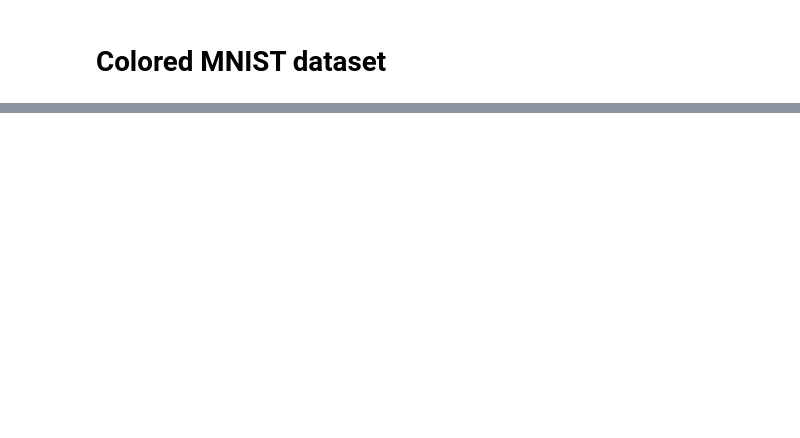
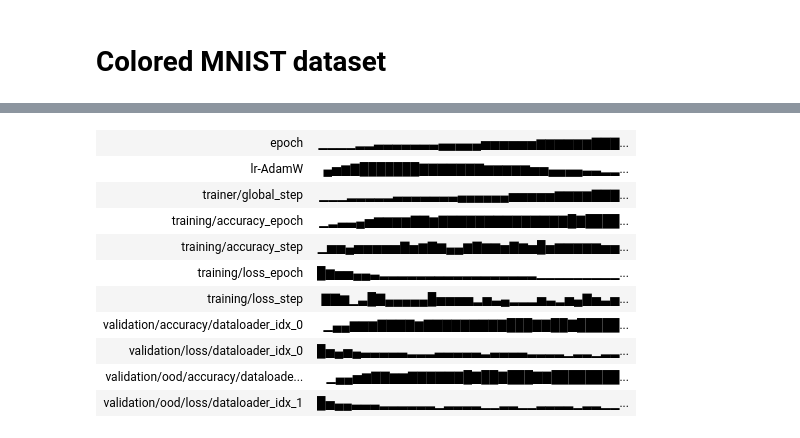
Before and after one commit to stefanradev93/oxels, a Jupyter notebook: notebooks/2025-05-20 DG ColoredMNIST.ipynb, the cells around one changed output, grey strips where cells are left out. Cells and saved outputs as stored; diff of their text form; code cells hidden in the pictures; blank space fills up the shorter version.

Commit message:
add ColoredMNIST notebook with backbone training, backbone loading, downstream model training, validation, and data handling

```diff
--- a/notebooks/2025-05-20 DG ColoredMNIST.ipynb
+++ b/notebooks/2025-05-20 DG ColoredMNIST.ipynb
@@ -91,7 +95,7 @@ class ColoredMNISTModel(BaseModel):
 
     def train_dataloader(self):
         dataset = DGPerspectiveDataset(
-            path="notebooks/datasets/MNIST",
+            path="datasets",
             dataset="ColoredMNIST",
             h=self.hparams.image_size,
             w=self.hparams.image_size,
@@ -113,7 +117,7 @@ class ColoredMNISTModel(BaseModel):
 
     def val_dataloader(self):
         dataset = DGPerspectiveDataset(
-            path="notebooks/datasets/MNIST",
+            path="datasets",
             dataset="ColoredMNIST",
             h=self.hparams.image_size,
             w=self.hparams.image_size,
@@ -135,7 +139,7 @@ class ColoredMNISTModel(BaseModel):
 
     def val_dataloader_ood(self):
         dataset = DGPerspectiveDataset(
-            path="notebooks/datasets/MNIST",
+            path="datasets",
             dataset="ColoredMNIST",
             h=self.hparams.image_size,
             w=self.hparams.image_size,
@@ -282,0 +612,11 @@ finally:
+# %%
+import os
+
+
+backbone_run_name = "amber-terrain-77"
+ckpt_dir = os.path.join("lightning_logs", str(backbone_run_name))
+with open(os.path.join(ckpt_dir, "wandb_run_id.txt"), "r") as f:
+    backbone_run_id = f.read().strip()
+backbone = ColoredMNISTModel.load_from_checkpoint(os.path.join(ckpt_dir, "best_model.ckpt"))
+print(f"Loaded model from {os.path.join(ckpt_dir, 'best_model.ckpt')} with run id {backbone_run_id} and name {backbone_run_name}")
+num_oxels = backbone.hparams.num_oxels
@@ -282,0 +852,3 @@ finally:
+# %%
+down_op = ConvPoolDown(out_size=1, in_channels=num_oxels, out_channels=num_oxels, groups=num_oxels)
+classifier = LinearClassifier(down_op, num_classes=2)
@@ -282,0 +946,53 @@ finally:
+# %%
+run = wandb.init(
+    entity="kl_divergence-rensselaer-polytechnic-institute",
+    project=project,
+    config=config,
+    dir="wandb_results",
+)
+
+logger = WandbLogger(
+    experiment=run,
+)
+
+wandb.summary["num_parameters"] = num_parameters
+wandb.summary["backbone_run_id"] = backbone_run_id
+wandb.summary["backbone_run_name"] = backbone_run_name
+wandb.summary["model_type"] = "LCSpatialAggregation"
+run_name = wandb.run.name
+run_id = wandb.run.id
+print(f"name: {run_name} \t run id:{run_id}")
+
+ckpt_dir = os.path.join("lightning_logs", str(run_name))
+# make sure the directory exists
+os.makedirs(ckpt_dir, exist_ok=True)
+with open(os.path.join(ckpt_dir, "wandb_run_id.txt"), "w") as f:
+    f.write(run_id)
+trainer = L.Trainer(
+    **trainer_config,
+    callbacks=[
+        callbacks.LearningRateMonitor(logging_interval="step"),
+        callbacks.ModelCheckpoint(
+            dirpath=ckpt_dir,
+            monitor="validation/loss/dataloader_idx_0",
+            mode="min",
+            save_top_k=1,
+            filename="best_model",
+            save_last=True,
+        ),
+        ShowOxels(images=train_images, every_n_epochs=10, caption="Train Oxels"),
+        ShowOxels(images=validation_images, every_n_epochs=10, caption="Validation Oxels"),
+        ShowOxels(images=validation_images_ood, every_n_epochs=10, caption="Validation OOD Oxels"),
+    ],
+    logger=logger,
+)
+
+try:
+    trainer.fit(model)
+    result = trainer.callback_metrics["validation/loss/dataloader_idx_0"]
+    wandb.summary["result"] = result
+
+finally:
+    # clean up
+    wandb.finish()
+# %% [output]
@@ -282,0 +1028,11 @@ finally:
+| epoch | ▁▁▁▁▂▂▃▃▃▃▃▃▃▄▄▄▄▄▅▅▅▅▅▅▆▆▆▆▆▆▇▇▇... |
+| lr-AdamW | ▄▅▆▇███████▇▇▇▇▇▇▇▆▆▆▆▆▅▅▄▄▄▄▃▃▂▂... |
+| trainer/global_step | ▁▁▁▂▂▂▂▂▃▃▃▃▃▃▃▄▄▄▄▄▄▅▅▅▅▅▆▆▆▆▇▇▇... |
+| training/accuracy_epoch | ▁▂▃▃▄▅▆▆▆▆▇▇▆▇▇▇▇▇▇▇▇▇▇▇▇▇▇█▇████... |
+| training/accuracy_step | ▁▅▅▄▅▅▅▅▅▇▅▆▇▆▄▄▆▇▆▆▅▇▆▅█▅▆▆▆▆▆▅▅... |
+| training/loss_epoch | █▆▅▅▄▄▃▂▂▂▂▂▂▂▂▂▂▂▂▂▂▂▂▂▁▁▁▁▁▁▁▁▁... |
+| training/loss_step | ▇▇▆▁▃█▇▄▄▄▄▄█▅▅▅▅▂▅▃▄▂▂▂▅▃▂▅▄▇▅▃▅... |
+| validation/accuracy/dataloader_idx_0 | ▁▄▄▆▆▆▇▇▇▇▆▇▇▇▇▇▇▇▇▇███▇▇██▇█████... |
+| validation/loss/dataloader_idx_0 | █▅▄▅▄▃▃▃▃▃▂▂▂▃▃▃▃▃▂▃▃▃▃▂▂▂▂▁▂▂▁▂▂... |
+| validation/ood/accuracy/dataloade... | ▁▄▄▅▆▇▇▆▆▇▇▇▇▇▇█▇██▇███▇▇████████... |
+| validation/ood/loss/dataloader_idx_1 | █▅▄▄▃▃▃▂▂▂▂▂▂▁▂▂▂▂▁▁▂▂▁▁▂▂▂▂▁▂▂▁▁... |
```
Also changed, not shown: parts of 23 cells of this notebook.
